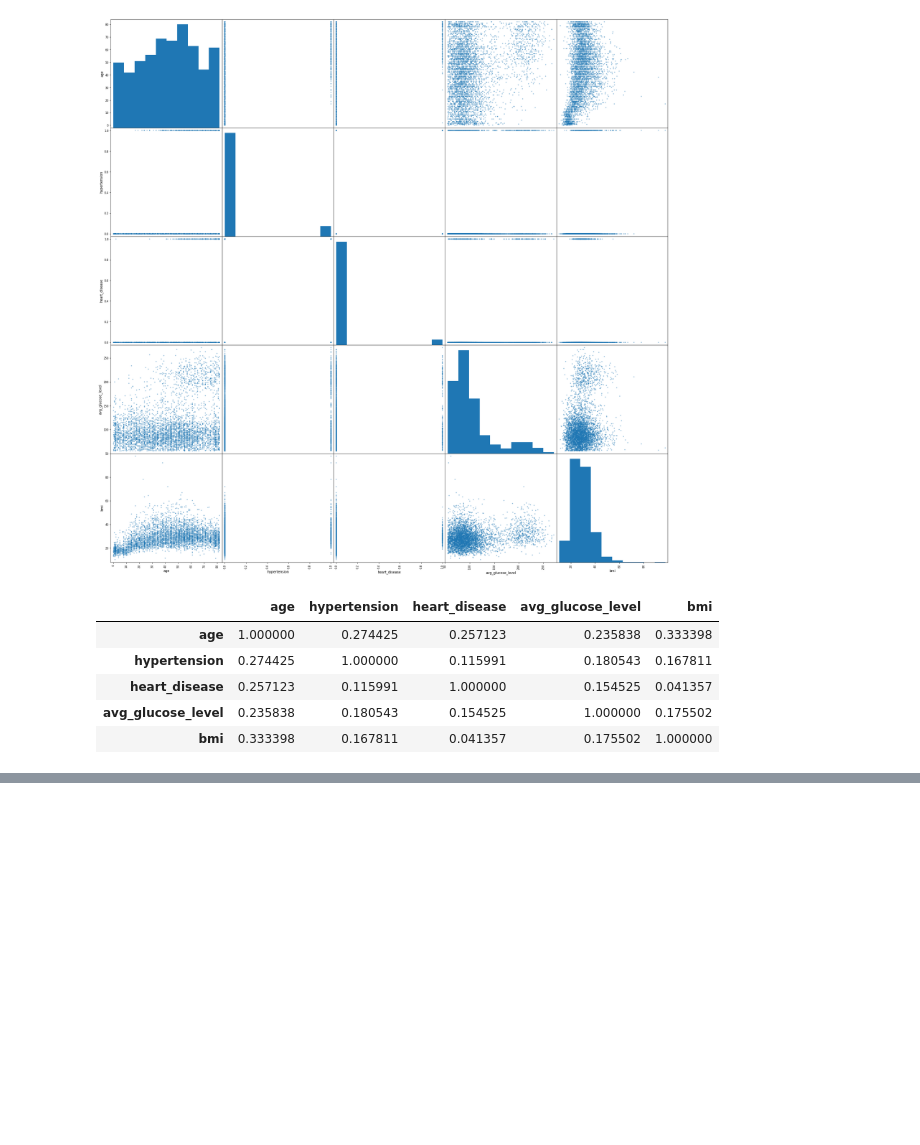
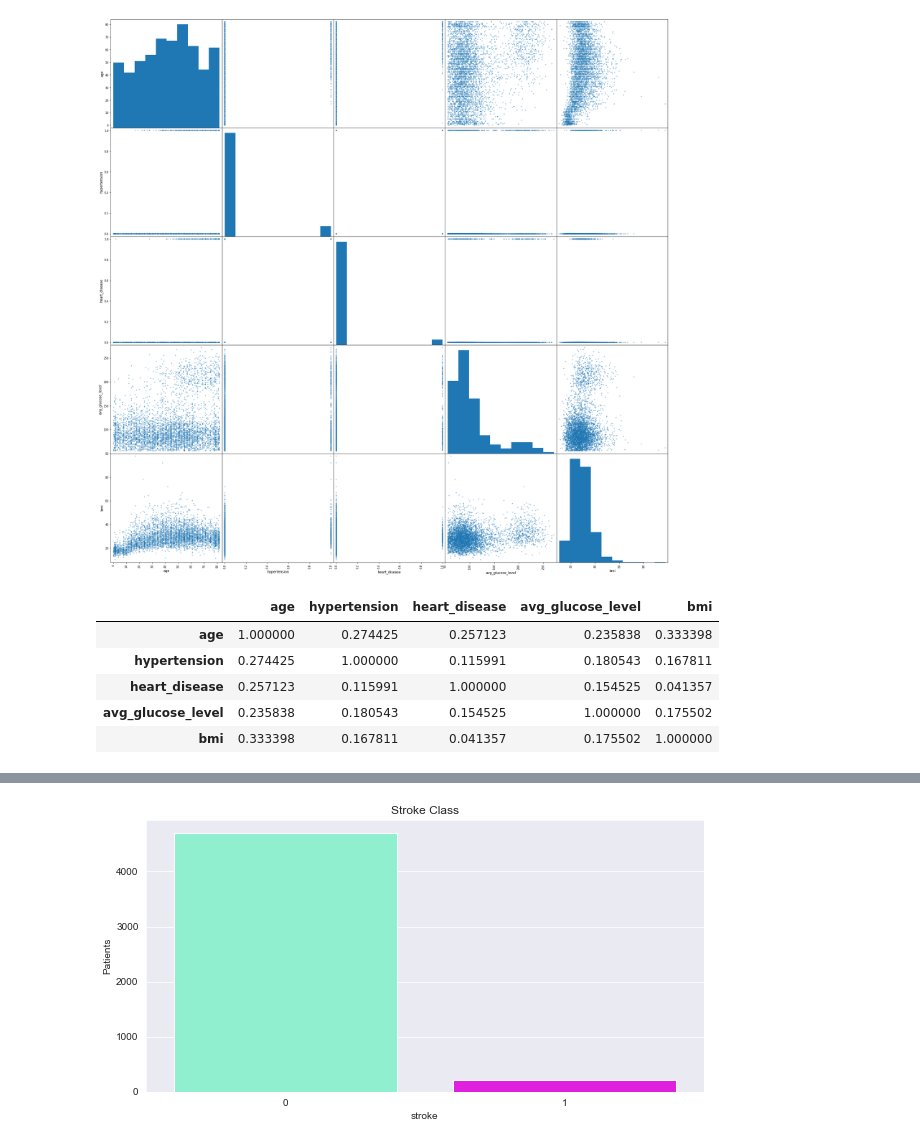
Before and after one commit to Jacobheyman702/Stroke_Classification-, a Jupyter notebook: Untitled.ipynb, the cells around one changed output, grey strips where cells are left out. Cells and saved outputs as stored; diff of their text form; code cells hidden in the pictures; blank space fills up the shorter version.

```diff
--- a/Untitled.ipynb
+++ b/Untitled.ipynb
@@ -191,0 +197,9 @@ stroke_pred.corr()
+# %%
+sns.set_style('darkgrid')
+plt.figure(figsize = (10,5))
+sns.countplot(df['stroke'], alpha = 1, palette= ['aquamarine','magenta','mediumblue'])
+plt.title('Stroke Class')
+plt.ylabel('Patients')
+
+plt.show()
+# %% [output]
@@ -191,0 +212 @@ stroke_pred.corr()
+[figure, added]
```
Also changed, not shown: parts of 2 cells of this notebook.
